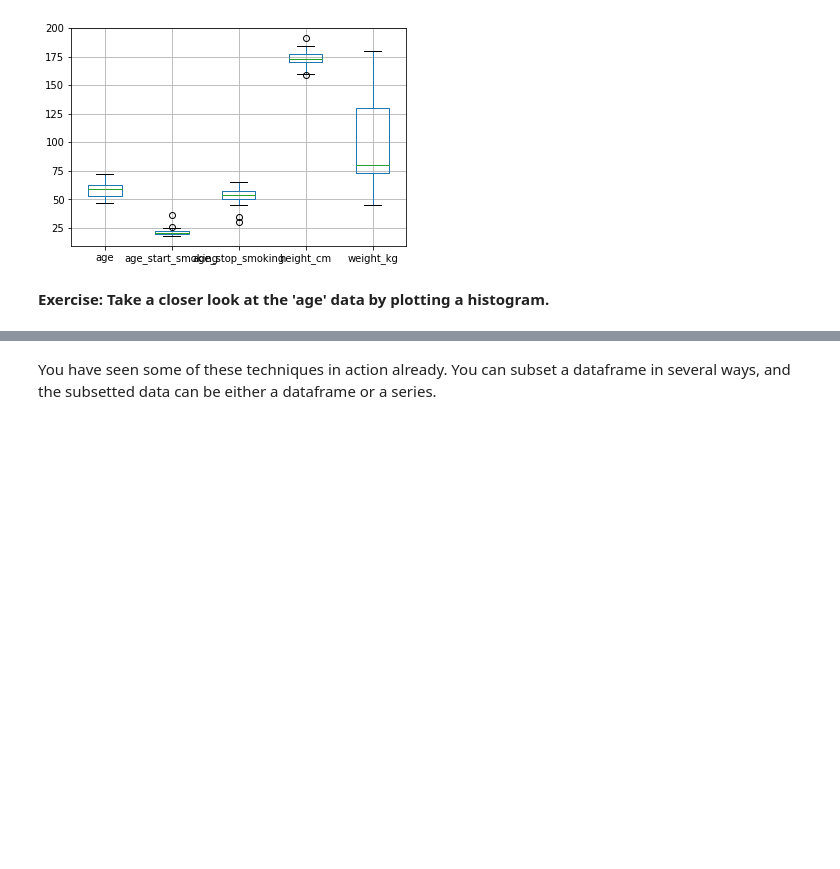
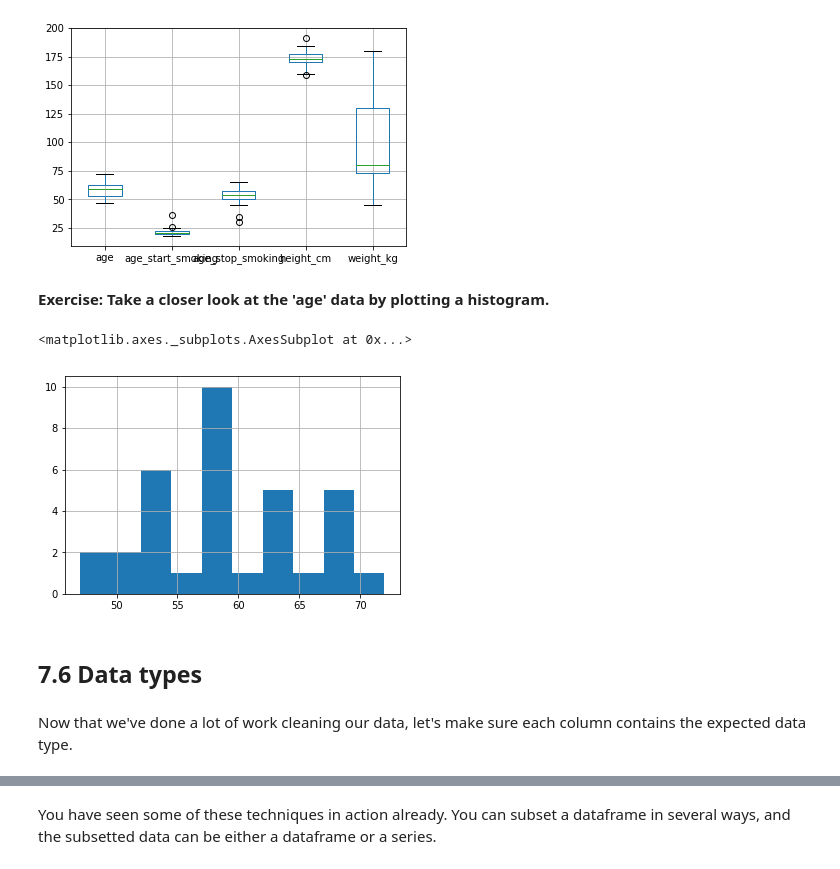
Before and after one commit to bballew/pandas_tutorial, a Jupyter notebook: Data_science_workshop.ipynb, the cells around one changed output, grey strips where cells are left out. Saved outputs shown, nothing was run; the diff lists cells and outputs as text; code cells hidden in the pictures; blank space fills up the shorter version.

```diff
--- a/Data_science_workshop.ipynb
+++ b/Data_science_workshop.ipynb
@@ -696,3 +771,12 @@ df_clean.boxplot()
 [figure]
 # %% [markdown]
 __Exercise: Take a closer look at the 'age' data by plotting a histogram.__
+# %%
+df_clean['age'].hist()
+# %% [output]
+<matplotlib.axes._subplots.AxesSubplot at 0x...>
+[figure, added]
+# %% [markdown]
+## 7.6  Data types
+# %% [markdown]
+Now that we've done a lot of work cleaning our data, let's make sure each column contains the expected data type.
```
Also changed, not shown: parts of 50 cells of this notebook, 1 other file.
